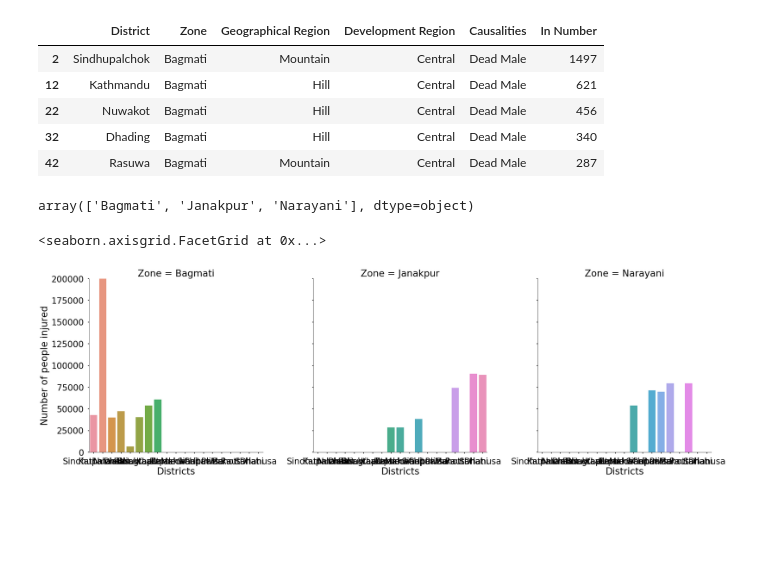
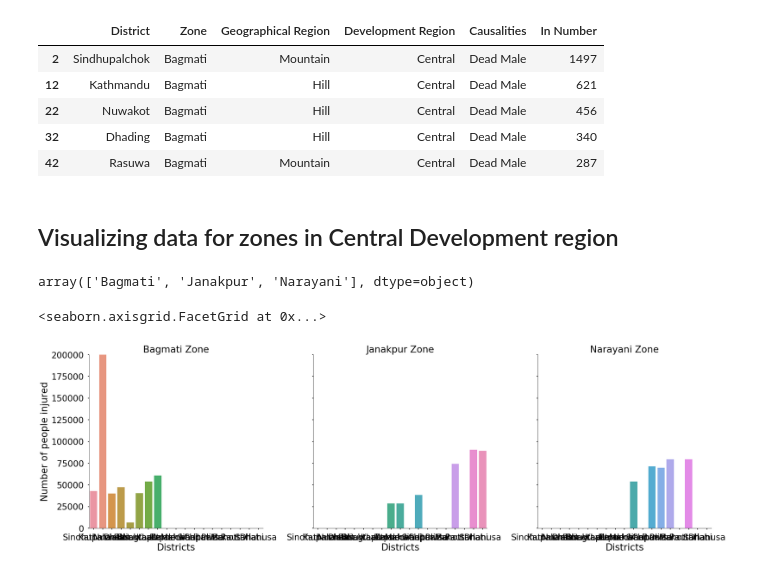
Before and after one commit to merishnaSuwal/Nepal-Earthquake-DataVisualization, a Jupyter notebook: Earthquake-2015-Data-viz.ipynb, the cells around one changed output. Drawn from its saved outputs; the diff is of its cells as text; code cells hidden in the pictures; blank space fills up the shorter version.

```diff
--- a/Earthquake-2015-Data-viz.ipynb
+++ b/Earthquake-2015-Data-viz.ipynb
@@ -111,6 +107,8 @@ viz_death_data1.head()
 | 22 | Nuwakot | Bagmati | Hill | Central | Dead Male | 456 |
 | 32 | Dhading | Bagmati | Hill | Central | Dead Male | 340 |
 | 42 | Rasuwa | Bagmati | Mountain | Central | Dead Male | 287 |
+# %% [markdown]
+## Visualizing data for zones in Central Development region
 # %%
 viz_devregion = data_input[data_input['Development Region']=='Central']
 # %%
@@ -120,11 +118,12 @@ array(['Bagmati', 'Janakpur', 'Narayani'], dtype=object)
 # %%
 g = sns.factorplot(x="District", y="In Number",
                     col="Zone",ci= None,col_wrap=4,
                    data=viz_devregion, kind="bar",
                    size=9, aspect=1);
 g.set_axis_labels("Districts", "Number of people injured")
 g.set(ylim=(0, 200000))
+g.set_titles("{col_name} {col_var}")
 # plt.title('Number of people injured zone-wise due to 2015 earthquake')
 # %% [output]
 <seaborn.axisgrid.FacetGrid at 0x...>
-[figure, old version]
+[figure, new version]
```
Also changed, not shown: parts of 5 cells of this notebook.
